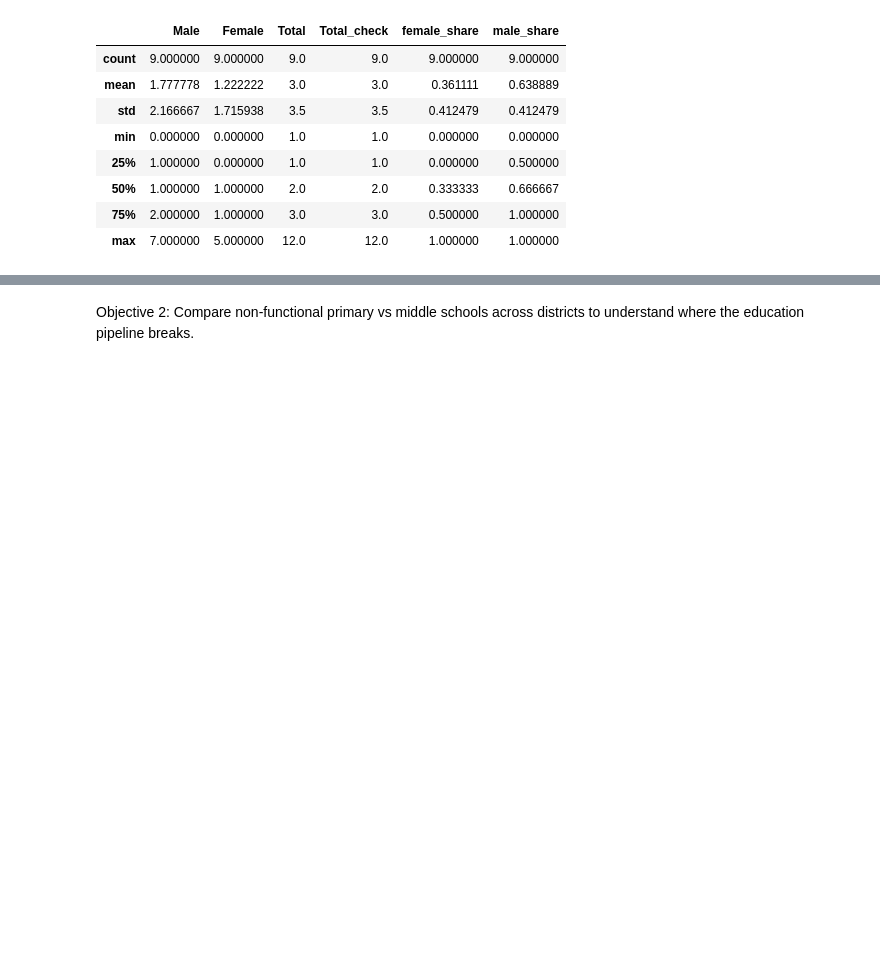
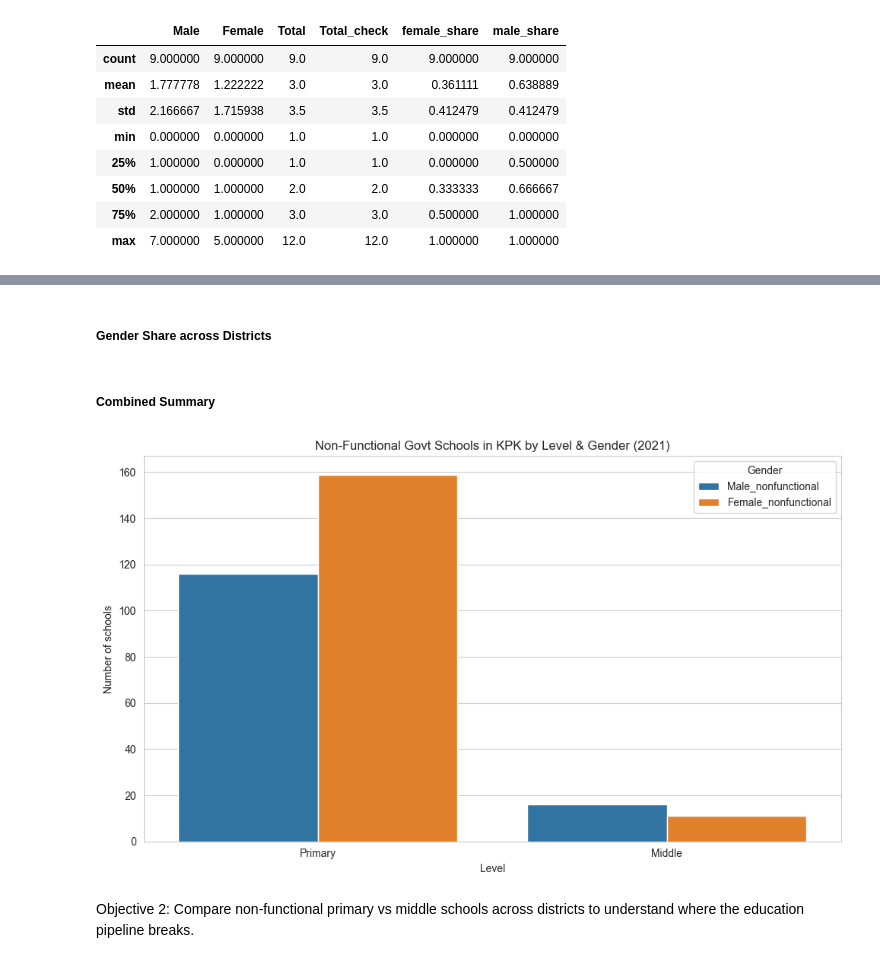
Before and after one commit to labibkamran/Data-Visulization-Project, a Jupyter notebook: eda-2.ipynb, the cells around one changed output, grey strips where cells are left out. Saved outputs shown, nothing was run; the diff lists cells and outputs as text; code cells hidden in the pictures; blank space fills up the shorter version.

```diff
--- a/eda-2.ipynb
+++ b/eda-2.ipynb
@@ -292,0 +357,2 @@ plt.show()
+# %% [markdown]
+##### Gender Share across Districts
@@ -292,0 +387,2 @@ plt.show()
+# %% [markdown]
+##### Combined Summary
@@ -293,3 +416,19 @@ plt.show()
+# %%
+level_gender = summary_levels.melt(
+    id_vars='Level',
+    value_vars=['Male_nonfunctional','Female_nonfunctional'],
+    var_name='Gender',
+    value_name='Count'
+)
+
+plt.figure()
+sns.barplot(data=level_gender, x='Level', y='Count', hue='Gender')
+plt.title("Non-Functional Govt Schools in KPK by Level & Gender (2021)")
+plt.ylabel("Number of schools")
+plt.tight_layout()
+plt.show()
+# %% [output]
+[figure, added]
 # %% [markdown]
 Objective 2: Compare non-functional primary vs middle schools across districts to understand where the education pipeline breaks.
 # %%
```
Also changed, not shown: parts of 32 cells of this notebook, 1 other file.
